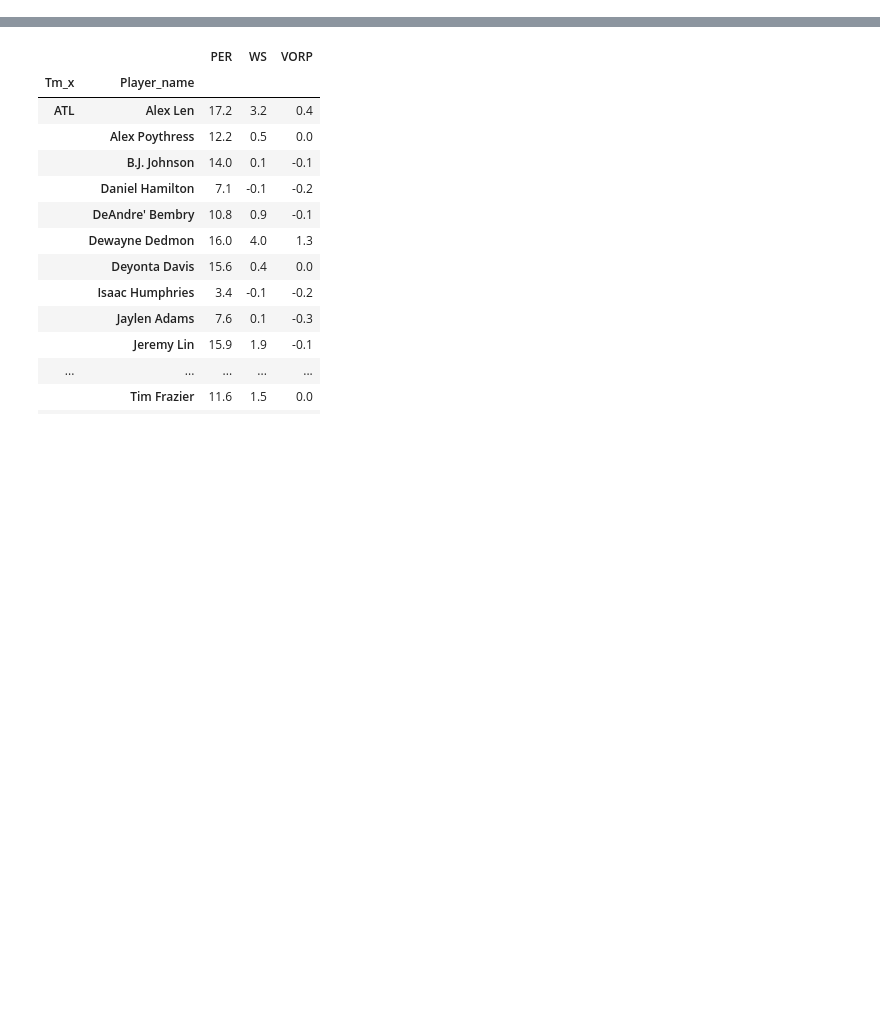
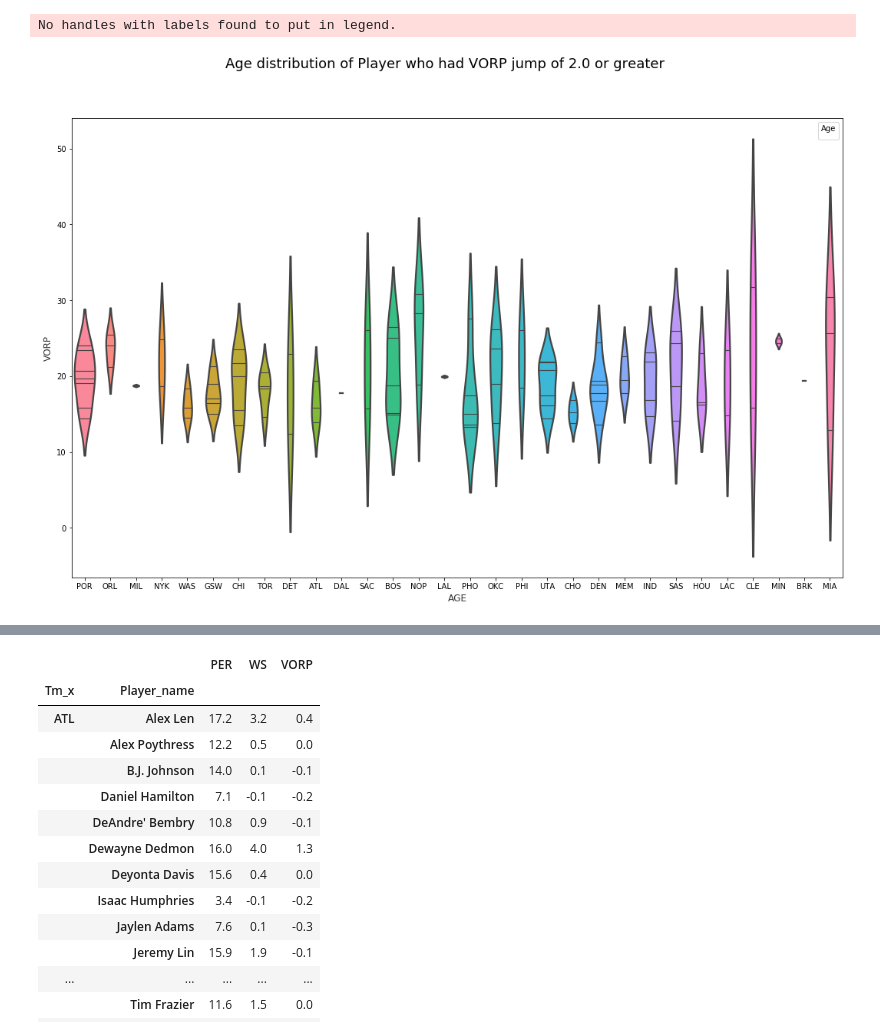
Before and after one commit to pwalesdi/NBA_Player_Prediction, a Jupyter notebook: NBA_Exploration.ipynb, the cells around one changed output, grey strips where cells are left out. Saved outputs shown, nothing was run; the diff lists cells and outputs as text; code cells hidden in the pictures; blank space fills up the shorter version.

```diff
--- a/NBA_Exploration.ipynb
+++ b/NBA_Exploration.ipynb
@@ -33,3 +37,10 @@ half_2 = nba.loc[nba['DRAFT_YEAR+1'] > 2012]
 nba = nba.loc[nba["MP"] > 250]
 half_1 = half_1.loc[half_1["MP"] > 250]
 half_2 = half_2.loc[half_2["MP"] > 250]
+# %%
+bins = [0, 10, 20, 30, 40, 50, 60]
+bins_2 = [0, 5, 10, 15, 20, 25, 30, 35, 40, 45, 50, 55, 60]
+improvement['binned_picks'] = pd.cut(improvement['Pk'], bins)
+improvement['binned_picks_2'] = pd.cut(improvement['Pk'], bins_2)
+
+improvement.sort_values(by="Tm_x", ascending=True)
@@ -36,3 +65,20 @@ half_2 = half_2.loc[half_2["MP"] > 250]
+# %%
+f, (ax) = plt.subplots(1, 1, figsize=(18, 11))
+f.suptitle('Age distribution of Player who had VORP jump of 2.0 or greater', fontsize=18)
+
+sns.violinplot(data=improvement,
+               x="Tm_x", y="PER",
+               ax=ax, split=True, scale="count",
+               inner="stick", linewidth=2.25, saturation=1)
+
+ax.set_xlabel("AGE",size=12,alpha=0.8)
+ax.set_ylabel("VORP",size=12,alpha=0.8)
+ax.legend(title='Age')
+# ax.set(xticklabels=[2006, 2007, 2008, 2009, 2010, 2011, 2012, 2013, 2014, 2015, 2016, 2017, 2018]);
+f.savefig("improvement_vorp_age.png")
+# %% [output]
+No handles with labels found to put in legend.
+[figure, added]
 # %%
 f, (ax) = plt.subplots(1, 1, figsize=(18, 11))
 f.suptitle('Win Shares per 48 - Draft Year', fontsize=14)
```
Also changed, not shown: parts of 6 cells of this notebook, 9 other files.
